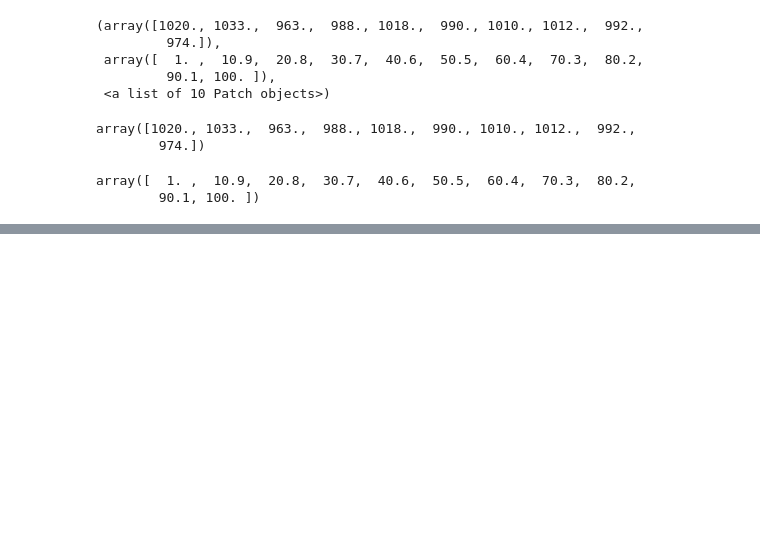
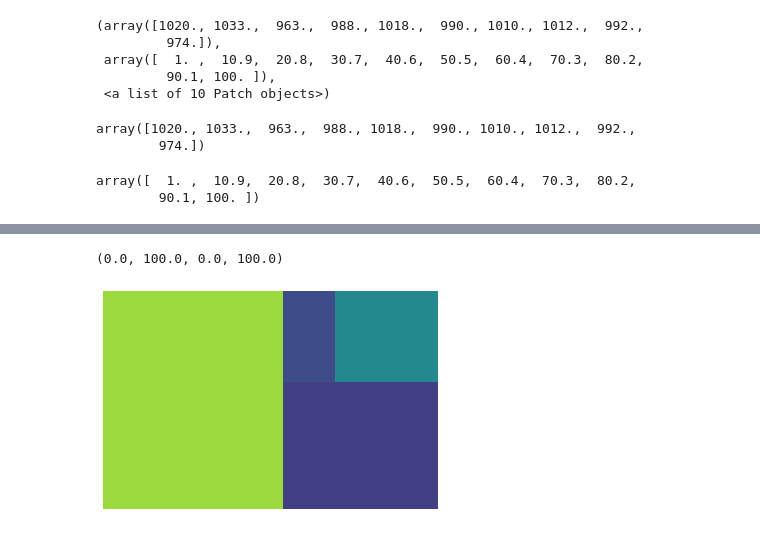
Before and after one commit to Benza1611/data_viz_2022, a Jupyter notebook: DataViz04_Data_Comparison.ipynb, the cells around one changed output, grey strips where cells are left out. Drawn from its saved outputs; the diff is of its cells as text; code cells hidden in the pictures; blank space fills up the shorter version.

```diff
--- a/DataViz04_Data_Comparison.ipynb
+++ b/DataViz04_Data_Comparison.ipynb
@@ -345,0 +358,8 @@ array([  1. ,  10.9,  20.8,  30.7,  40.6,  50.5,  60.4,  70.3,  80.2,
+# %%
+data = [500, 250, 60, 120]
+# %%
+squarify.plot(data)
+plt.axis('off')
+# %% [output]
+(0.0, 100.0, 0.0, 100.0)
+[figure, added]
```
Also changed, not shown: parts of 21 cells of this notebook.
